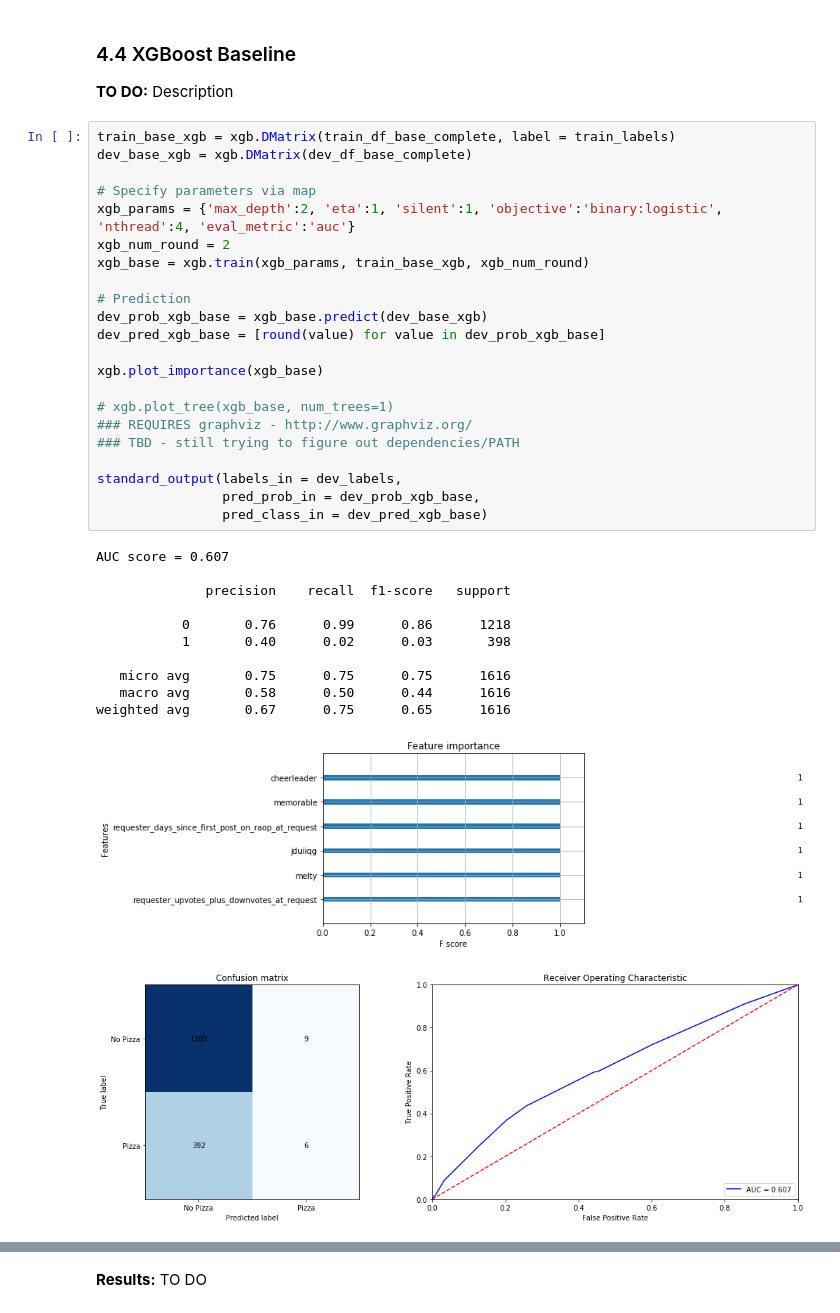
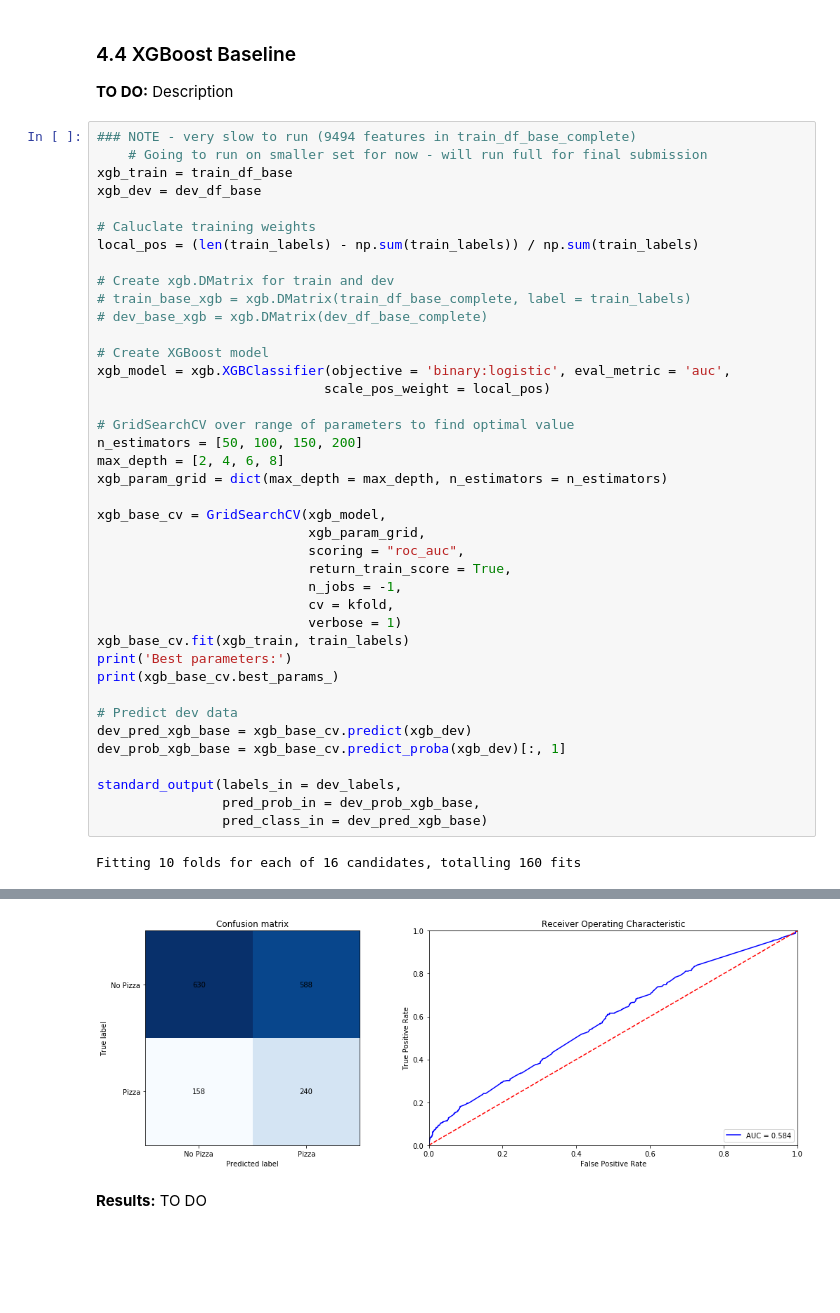
Before and after one commit to timspit/w207_final_project, a Jupyter notebook: W207_Group2_FinalProject_BajevaSpittleVenkataWu.ipynb, the cells around one changed output, grey strips where cells are left out. Drawn from its saved outputs; the diff is of its cells as text; blank space fills up the shorter version.

```diff
--- a/W207_Group2_FinalProject_BajevaSpittleVenkataWu.ipynb
+++ b/W207_Group2_FinalProject_BajevaSpittleVenkataWu.ipynb
@@ -884,38 +912,45 @@ The confusion matrix shows that the model leans more towards the False positive
 ### 4.4 XGBoost Baseline
 
 **TO DO:** Description
-# %%
-train_base_xgb = xgb.DMatrix(train_df_base_complete, label = train_labels)
-dev_base_xgb = xgb.DMatrix(dev_df_base_complete)
-
-# Specify parameters via map
-xgb_params = {'max_depth':2, 'eta':1, 'silent':1, 'objective':'binary:logistic', 'nthread':4, 'eval_metric':'auc'}
-xgb_num_round = 2
-xgb_base = xgb.train(xgb_params, train_base_xgb, xgb_num_round)
-
-# Prediction
-dev_prob_xgb_base = xgb_base.predict(dev_base_xgb)
-dev_pred_xgb_base = [round(value) for value in dev_prob_xgb_base]
-
-xgb.plot_importance(xgb_base)
-
-# xgb.plot_tree(xgb_base, num_trees=1)
-### REQUIRES graphviz - http://www.graphviz.org/
-### TBD - still trying to figure out dependencies/PATH
-
-standard_output(labels_in = dev_labels,
-                pred_prob_in = dev_prob_xgb_base,
-                pred_class_in = dev_pred_xgb_base)
-# %% [output]
-AUC score = 0.607
-
-              precision    recall  f1-score   support
-
-           0       0.76      0.99      0.86      1218
-           1       0.40      0.02      0.03       398
-
-   micro avg       0.75      0.75      0.75      1616
-   macro avg       0.58      0.50      0.44      1616
-weighted avg       0.67      0.75      0.65      1616
-[figure, removed]
-[figure, removed]
+# %%
+### NOTE - very slow to run (9494 features in train_df_base_complete)
+    # Going to run on smaller set for now - will run full for final submission
+xgb_train = train_df_base
+xgb_dev = dev_df_base
+
+# Caluclate training weights
+local_pos = (len(train_labels) - np.sum(train_labels)) / np.sum(train_labels)
+
+# Create xgb.DMatrix for train and dev
+# train_base_xgb = xgb.DMatrix(train_df_base_complete, label = train_labels)
+# dev_base_xgb = xgb.DMatrix(dev_df_base_complete)
+
+# Create XGBoost model
+xgb_model = xgb.XGBClassifier(objective = 'binary:logistic', eval_metric = 'auc',
+                             scale_pos_weight = local_pos)
+
+# GridSearchCV over range of parameters to find optimal value
+n_estimators = [50, 100, 150, 200]
+max_depth = [2, 4, 6, 8]
+xgb_param_grid = dict(max_depth = max_depth, n_estimators = n_estimators)
+
+xgb_base_cv = GridSearchCV(xgb_model,
+                           xgb_param_grid,
+                           scoring = "roc_auc",
+                           return_train_score = True,
+                           n_jobs = -1,
+                           cv = kfold,
+                           verbose = 1)
+xgb_base_cv.fit(xgb_train, train_labels)
+print('Best parameters:')
+print(xgb_base_cv.best_params_)
+
+# Predict dev data
+dev_pred_xgb_base = xgb_base_cv.predict(xgb_dev)
+dev_prob_xgb_base = xgb_base_cv.predict_proba(xgb_dev)[:, 1]
+
+standard_output(labels_in = dev_labels,
+                pred_prob_in = dev_prob_xgb_base,
+                pred_class_in = dev_pred_xgb_base)
+# %% [output]
+Fitting 10 folds for each of 16 candidates, totalling 160 fits
@@ -922,3 +972,4 @@ weighted avg       0.67      0.75      0.65      1616
+[figure, added]
 # %% [markdown]
 **Results:** TO DO
 # %% [markdown]
```
Also changed, not shown: parts of 44 cells of this notebook.
